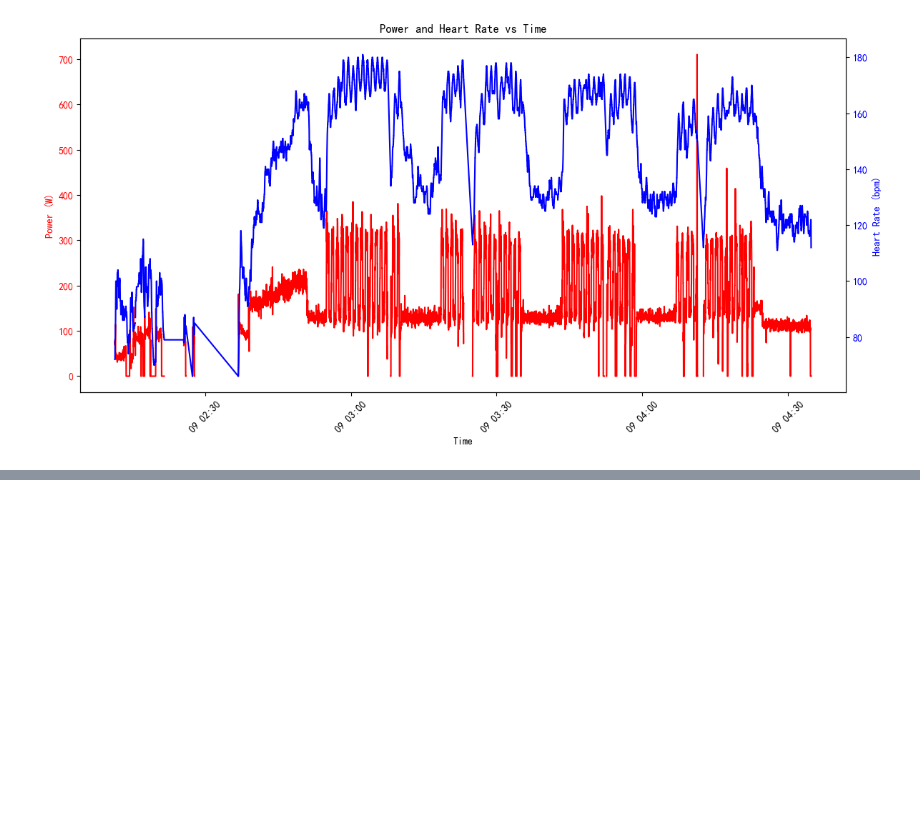
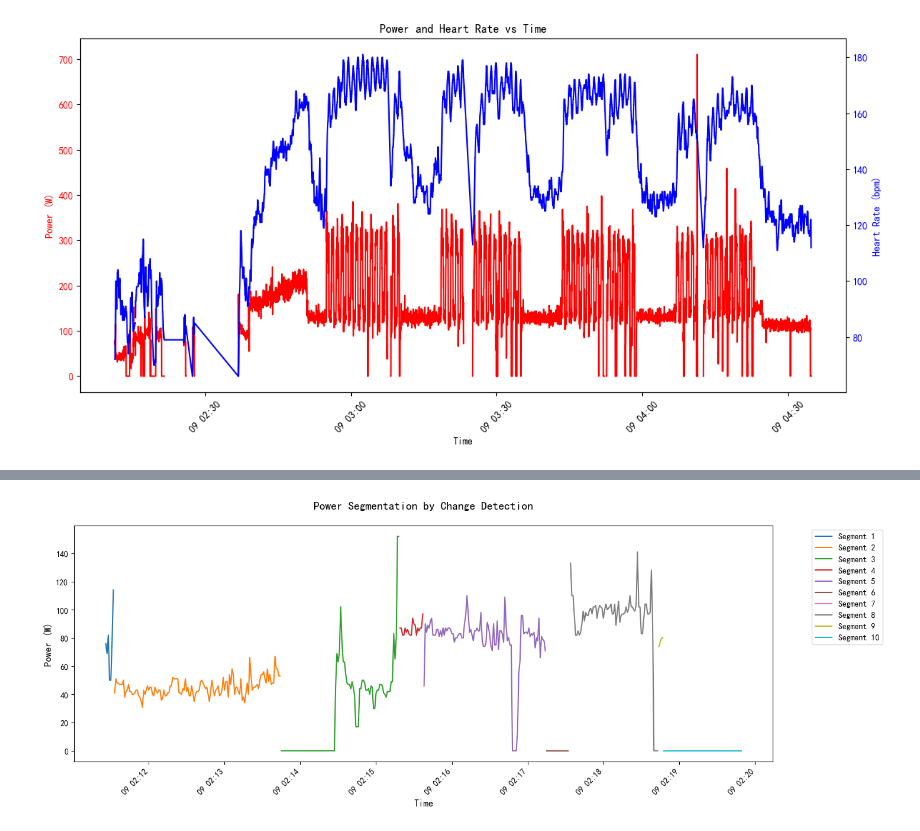
Before and after one commit to tyvtjhj/rideanalysis, a Jupyter notebook: test_analysis.ipynb, the cells around one changed output, grey strips where cells are left out. Drawn from its saved outputs; the diff is of its cells as text; code cells hidden in the pictures; blank space fills up the shorter version.

```diff
--- a/test_analysis.ipynb
+++ b/test_analysis.ipynb
@@ -472,0 +518,19 @@ plt.show()
+# %%
+# 计算滚动窗口内的平均功率
+window_size = 60  # 60秒窗口
+df['rolling_avg_power'] = df['power'].rolling(window=window_size).mean()
+
+# 根据滑动平均功率切分
+df['window_zone'] = pd.cut(df['rolling_avg_power'],
+                           bins=[0, 150, 250, 350, float('inf')],
+                           labels=['低功率', '中功率', '高功率', '极高功率'])
+# %%
+# 计算功率变化率
+df['power_diff'] = df['power'].diff().abs()
+
+# 设置阈值检测活动开始/结束
+activity_threshold = 50  # 功率变化超过50W视为活动变化
+df['is_activity_change'] = df['power_diff'] > activity_threshold
+
+# 标记活动段
+df['activity_segment'] = df['is_activity_change'].cumsum()
@@ -472,0 +664,59 @@ plt.show()
+# %%
+import pandas as pd
+import numpy as np
+import matplotlib.pyplot as plt
+
+# 设置中文支持
+plt.rcParams['font.sans-serif'] = ['SimHei', 'DejaVu Sans']
+plt.rcParams['axes.unicode_minus'] = False
+
+# 分段函数（简化版）
+def segment_by_power_change(df, threshold=50, min_segment_length=30):
+    df_sorted = df.sort_values('timestamp').reset_index(drop=True)
+    df_sorted['power_diff'] = df_sorted['power'].diff().abs()
+    df_sorted['is_segment_start'] = df_sorted['power_diff'] > threshold
+    df_sorted.loc[0, 'is_segment_start'] = True
+    df_sorted['segment_id'] = df_sorted['is_segment_start'].cumsum()
+
+    # 合并短分段
+    segment_lengths = df_sorted.groupby('segment_id').size()
+    short_segments = segment_lengths[segment_lengths < min_segment_length].index
+    for seg_id in short_segments:
+        if seg_id > 1:
+            df_sorted.loc[df_sorted['segment_id'] == seg_id, 'segment_id'] = seg_id - 1
+
+    df_sorted['segment_id'] = df_sorted['segment_id'].rank(method='dense').astype(int)
+    return df_sorted
+
+# 使用示例
+df_segmented = segment_by_power_change(df, threshold=50, min_segment_length=30)
+
+# ========== 修复后的可视化代码 ==========
+fig, ax = plt.subplots(figsize=(15, 6))  # 增加宽度，减少高度
+
+# 绘制各分段
+for seg_id in df_segmented['segment_id'].unique()[:10]:  # 最多显示10个分段
+    seg_data = df_segmented[df_segmented['segment_id'] == seg_id]
+    ax.plot(seg_data['timestamp'], seg_data['power'],
+            label=f'Segment {seg_id}', linewidth=1.5)
+
+# 设置标签和标题
+ax.set_xlabel('Time', fontsize=12)
+ax.set_ylabel('Power (W)', fontsize=12)
+ax.set_title('Power Segmentation by Change Detection', fontsize=14, pad=20)
+
+# 旋转 x 轴标签并调整大小
+plt.xticks(rotation=45, fontsize=10, ha='right')
+
+# 调整图例位置（放在图表外面）
+ax.legend(bbox_to_anchor=(1.05, 1), loc='upper left', fontsize=10)
+
+# 使用 tight_layout 并设置边距
+plt.tight_layout(pad=3.0)
+
+# 手动调整底部边距（如果需要）
+# plt.subplots_adjust(bottom=0.2)
+
+plt.show()
+# %% [output]
+[figure, added]
```
Also changed, not shown: parts of 3 cells of this notebook.
